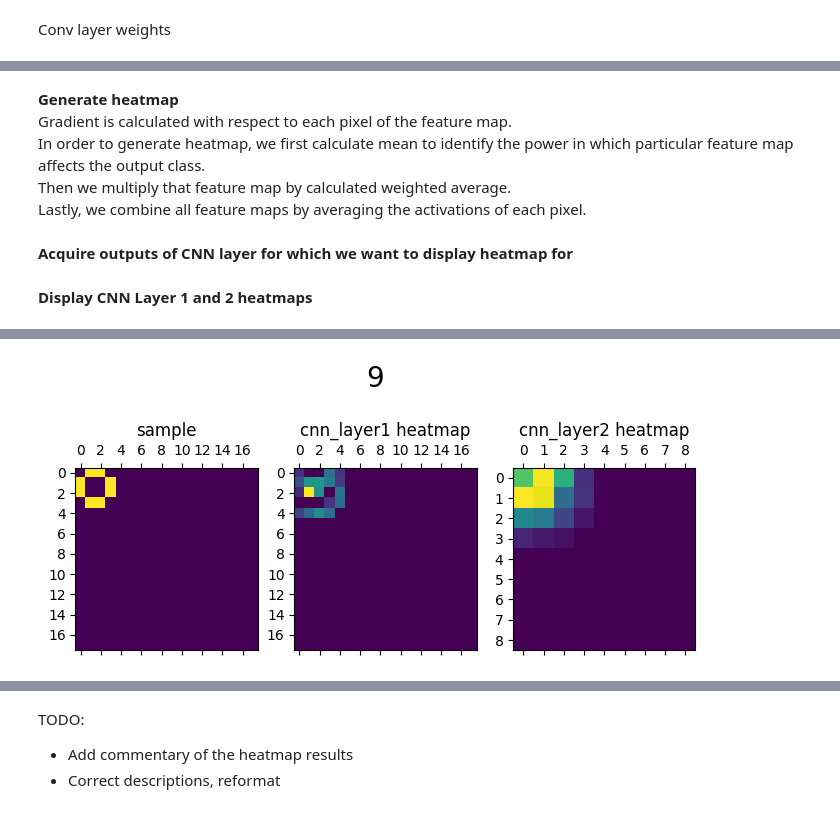
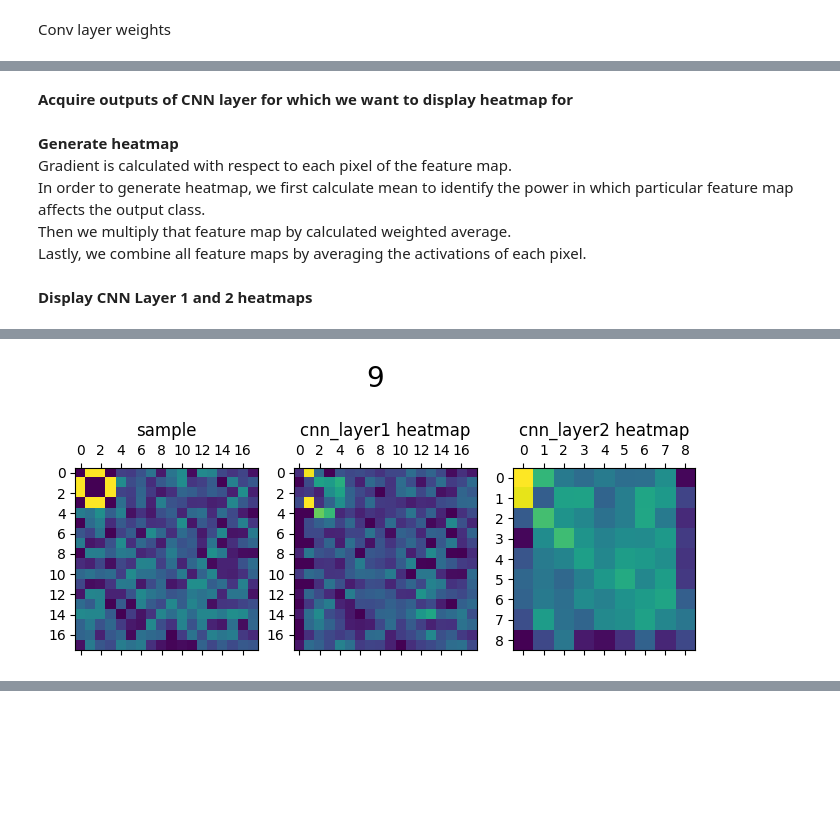
Before and after one commit to zostaw/disect-cnn, a Jupyter notebook: cnn_disect.ipynb, the cells around one changed output, grey strips where cells are left out. Cells and saved outputs as stored; diff of their text form; code cells hidden in the pictures; blank space fills up the shorter version.

Commit message:
Done. For now, I should revisit it after few months. I'm not completely satisfied, it's just surface...

```diff
--- a/cnn_disect.ipynb
+++ b/cnn_disect.ipynb
@@ -41,4 +46,4 @@ We're going to visualize:
 
 Gaussian noise can be enabled/disabled by changing NOISE variable.
 # %%
-NOISE=False # switch True/False to enable/disable Gaussian noise in input samples
+NOISE=True # switch True/False to enable/disable Gaussian noise in input samples
@@ -151,7 +163,7 @@ Train
 model = CNNModule().to(device)
 loss_fn = torch.nn.MSELoss()
 optim = torch.optim.Adam(model.parameters(), lr=1e-3)
-epochs = 1000
+epochs = 2000
 
 for epoch in range(epochs):
     for id, (x, y) in enumerate(dataloader):
@@ -159,10 +171,10 @@ for epoch in range(epochs):
         x = x.to(device)
         y = y.to(device)
 
-        optim.zero_grad()
         y_pred = model(x)
         loss = loss_fn(y_pred, y)
-        loss.backward(retain_graph=True)
+        optim.zero_grad()
+        loss.backward()
         optim.step()
 
     if epoch%100 == 99 and epoch != 0:
@@ -470,22 +532,0 @@ Train
-# %%
-model = CNNModule().to(device)
-loss_fn = torch.nn.MSELoss()
-optim = torch.optim.AdamW(model.parameters(), lr=1e-2)
-epochs = 2000
-
-for epoch in range(epochs):
-    for id, (x, y) in enumerate(dataloader):
-        x = x.view(-1, 1, 18, 18)
-        x = x.to(device)
-        y = y.to(device)
-
-        optim.zero_grad()
-        y_pred = model(x)
-        loss = loss_fn(y, y_pred)
-        loss.backward(retain_graph=True)
-        optim.step()
-
-    if epoch%200 == 199 and epoch != 0:
-        print(f"Epoch {epoch}, loss: {loss.item()}")
-
-model.eval()
@@ -704,0 +743,2 @@ It makes sense if you think about it:
+# %% [markdown]
+**Acquire outputs of CNN layer for which we want to display heatmap for**
@@ -708,5 +778,3 @@ Gradient is calculated with respect to each pixel of the feature map.
 In order to generate heatmap, we first calculate mean to identify the power in which particular feature map affects the output class.
 Then we multiply that feature map by calculated weighted average.
 Lastly, we combine all feature maps by averaging the activations of each pixel.
-# %% [markdown]
-**Acquire outputs of CNN layer for which we want to display heatmap for**
@@ -825,20 +866,25 @@ def pick_probes(id, inputs, targets):
 # %% [markdown]
 **Display CNN Layer 1 and 2 heatmaps**
 # %%
+# pick sample id's from dataset
 comparison_ids = [0, 9, 15]
+# choose layers with respect to which we generate heatmaps
 heatmap_layer_names = ["cnn_layer1", "cnn_layer2"]
+
+# generate
 for sample_id in comparison_ids:
-    probe_sample, probe_target = pick_probes(sample_id, X, Y)
+    probe_sample, probe_target = pick_probes(sample_id, X, Y) # just pick and reshape samples into batch
     heatmaps = []
-    for hm_layer_name in heatmap_layer_names:
-        heatmaps.append(generate_heatmap(
+    for hm_layer_name in heatmap_layer_names: # separate heatmap for each layer
+        heatmaps.append(
+            generate_heatmap(
                             model,
                             probe_sample=probe_sample,
                             probe_target=probe_target,
                             hm_layer_name=hm_layer_name,
                             class_out_layer_name="output_activation",
                             verbose=False
-                            )
-                        )
+            )
+        )
     display_heatmaps(probe_sample, heatmaps, heatmap_titles=heatmap_layer_names, figure_title=str(sample_id))
 # %% [output]
@@ -846 +892 @@ for sample_id in comparison_ids:
-[figure, old version]
+[figure, new version]
@@ -848,4 +893,0 @@ for sample_id in comparison_ids:
-# %% [markdown]
-TODO:
-- Add commentary of the heatmap results
-- Correct descriptions, reformat
```
Also changed, not shown: parts of 41 cells of this notebook.
